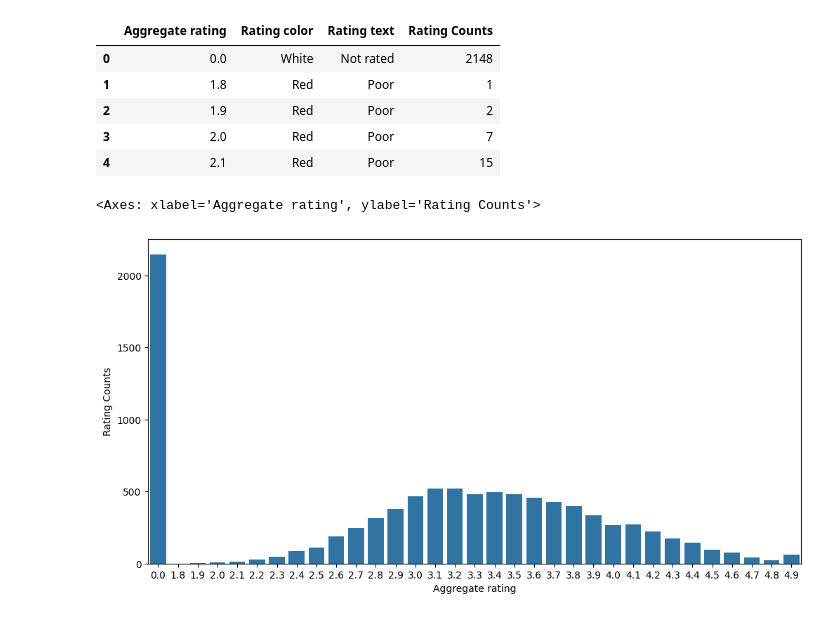
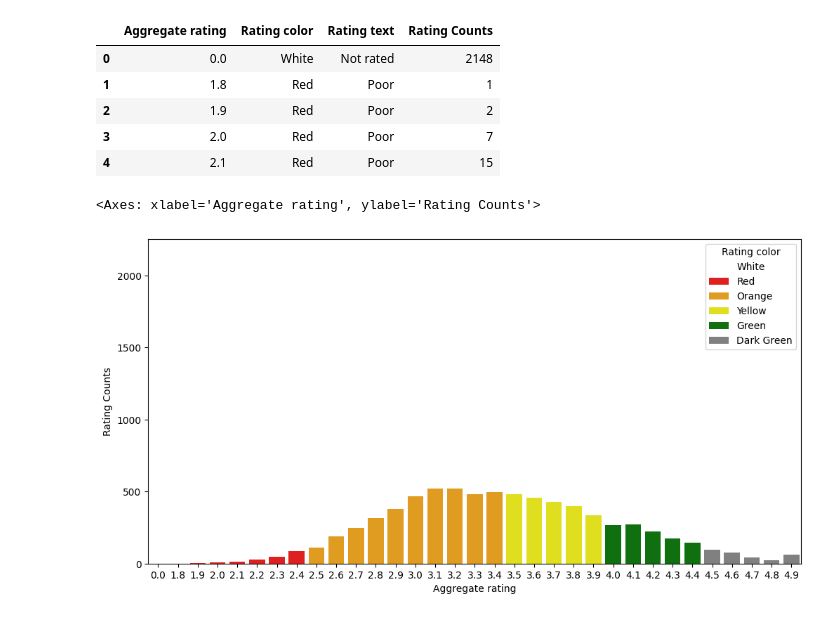
Before and after one commit to Arvin-007Elite/ML-Projects, a Jupyter notebook: Zomato_EDA_Project.ipynb, the cells around one changed output. Cells and saved outputs as stored; diff of their text form; code cells hidden in the pictures.

```diff
--- a/Zomato_EDA_Project.ipynb
+++ b/Zomato_EDA_Project.ipynb
@@ -353,12 +356,12 @@ ratings.head()
 # %%
 import matplotlib
 
 # Set figure size
 # plt.figure(figsize=(12, 6))
 # (or)
 matplotlib.rcParams['figure.figsize'] = (12,6)
 # Create the bar plot
-sns.barplot(x="Aggregate rating", y="Rating Counts", data=ratings)
+sns.barplot(x="Aggregate rating", y="Rating Counts",hue="Rating color", data=ratings,palette=['white','red','orange','yellow','green','grey'])
 # %% [output]
 <Axes: xlabel='Aggregate rating', ylabel='Rating Counts'>
-[figure, old version]
+[figure, new version]
```
Also changed, not shown: parts of 8 cells of this notebook.
